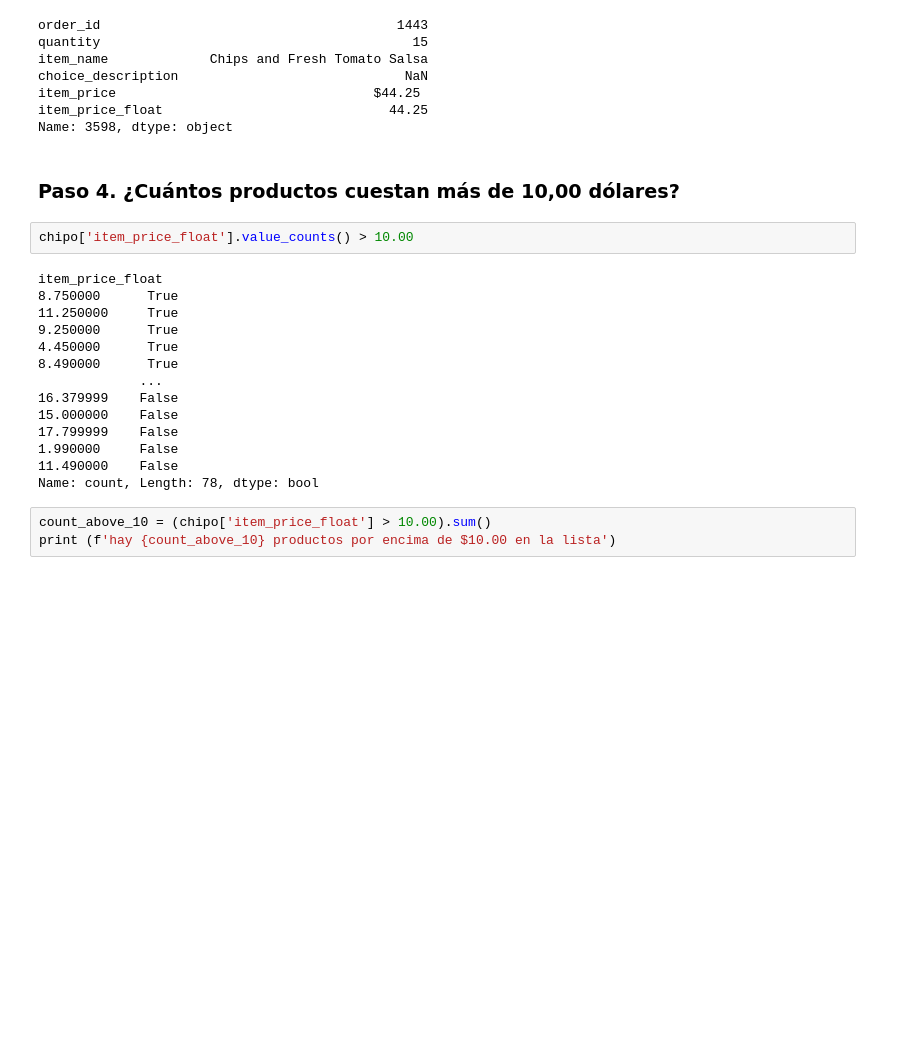
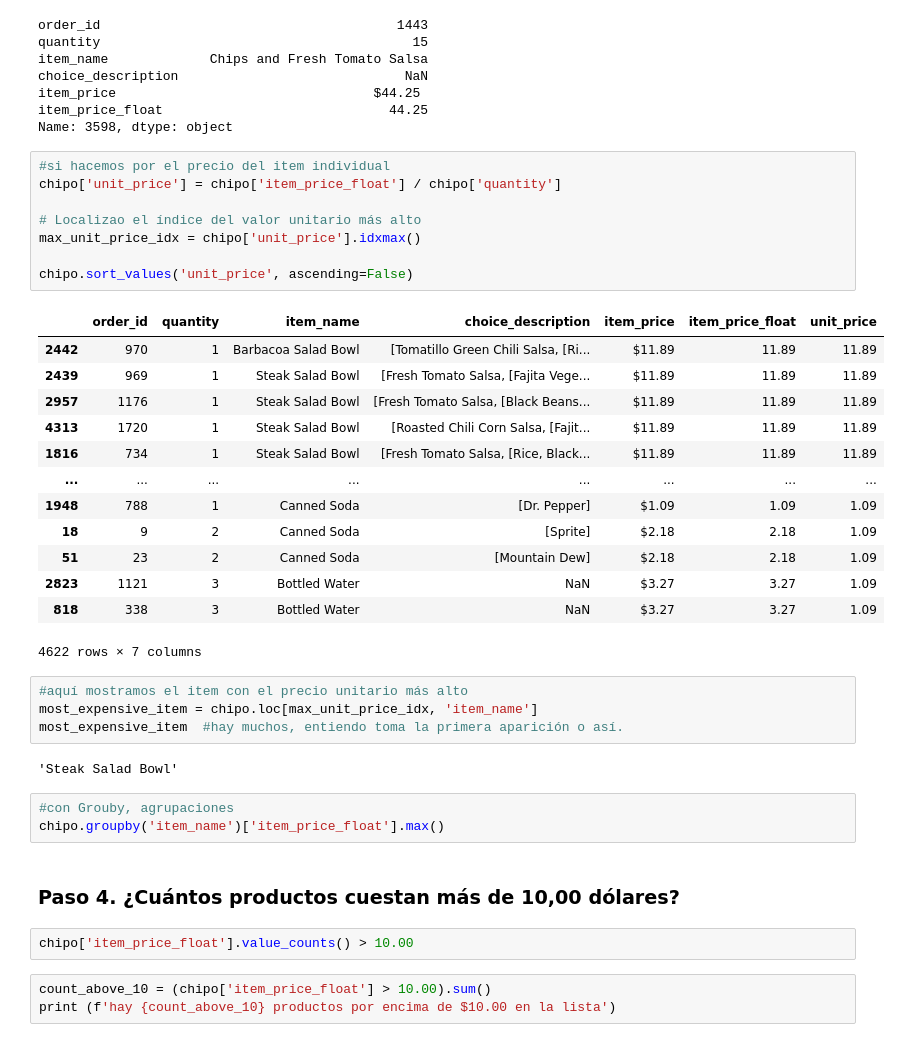
Before and after one commit to angelgvill/DS102024, a Jupyter notebook: 2-DataAnalysis/2-Pandas/Practica/2-Chipotle/Chipotle_agv.ipynb, the cells around one changed output. Drawn from its saved outputs; the diff is of its cells as text; blank space fills up the shorter version.

```diff
--- a/2-DataAnalysis/2-Pandas/Practica/2-Chipotle/Chipotle_agv.ipynb
+++ b/2-DataAnalysis/2-Pandas/Practica/2-Chipotle/Chipotle_agv.ipynb
@@ -107,24 +108,41 @@ choice_description                             NaN
 item_price                                 $44.25
 item_price_float                             44.25
 Name: 3598, dtype: object
+# %%
+#si hacemos por el precio del item individual
+chipo['unit_price'] = chipo['item_price_float'] / chipo['quantity']
+
+# Localizao el índice del valor unitario más alto
+max_unit_price_idx = chipo['unit_price'].idxmax()
+
+chipo.sort_values('unit_price', ascending=False)
+# %% [output]
+|  | order_id | quantity | item_name | choice_description | item_price | item_price_float | unit_price |
+| 2442 | 970 | 1 | Barbacoa Salad Bowl | [Tomatillo Green Chili Salsa, [Ri... | $11.89 | 11.89 | 11.89 |
+| 2439 | 969 | 1 | Steak Salad Bowl | [Fresh Tomato Salsa, [Fajita Vege... | $11.89 | 11.89 | 11.89 |
+| 2957 | 1176 | 1 | Steak Salad Bowl | [Fresh Tomato Salsa, [Black Beans... | $11.89 | 11.89 | 11.89 |
+| 4313 | 1720 | 1 | Steak Salad Bowl | [Roasted Chili Corn Salsa, [Fajit... | $11.89 | 11.89 | 11.89 |
+| 1816 | 734 | 1 | Steak Salad Bowl | [Fresh Tomato Salsa, [Rice, Black... | $11.89 | 11.89 | 11.89 |
+| ... | ... | ... | ... | ... | ... | ... | ... |
+| 1948 | 788 | 1 | Canned Soda | [Dr. Pepper] | $1.09 | 1.09 | 1.09 |
+| 18 | 9 | 2 | Canned Soda | [Sprite] | $2.18 | 2.18 | 1.09 |
+| 51 | 23 | 2 | Canned Soda | [Mountain Dew] | $2.18 | 2.18 | 1.09 |
+| 2823 | 1121 | 3 | Bottled Water | NaN | $3.27 | 3.27 | 1.09 |
+| 818 | 338 | 3 | Bottled Water | NaN | $3.27 | 3.27 | 1.09 |
+4622 rows × 7 columns
+# %%
+#aquí mostramos el item con el precio unitario más alto
+most_expensive_item = chipo.loc[max_unit_price_idx, 'item_name']
+most_expensive_item  #hay muchos, entiendo toma la primera aparición o así.
+# %% [output]
+'Steak Salad Bowl'
+# %%
+#con Grouby, agrupaciones
+chipo.groupby('item_name')['item_price_float'].max()
 # %% [markdown]
 ### Paso 4. ¿Cuántos productos cuestan más de 10,00 dólares?
 # %%
 chipo['item_price_float'].value_counts() > 10.00
-# %% [output]
-item_price_float
-8.750000      True
-11.250000     True
-9.250000      True
-4.450000      True
-8.490000      True
-             ...
-16.379999    False
-15.000000    False
-17.799999    False
-1.990000     False
-11.490000    False
-Name: count, Length: 78, dtype: bool
 # %%
 count_above_10 = (chipo['item_price_float'] > 10.00).sum()
 print (f'hay {count_above_10} productos por encima de $10.00 en la lista')
```
Also changed, not shown: parts of 9 cells of this notebook.
